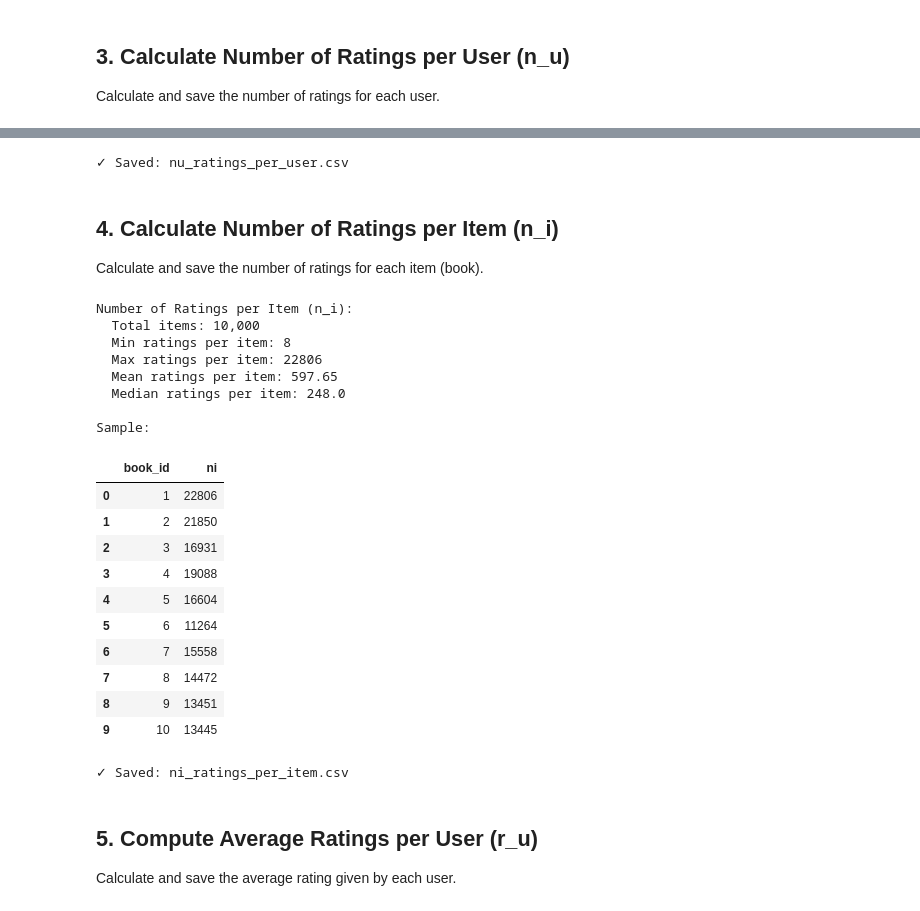
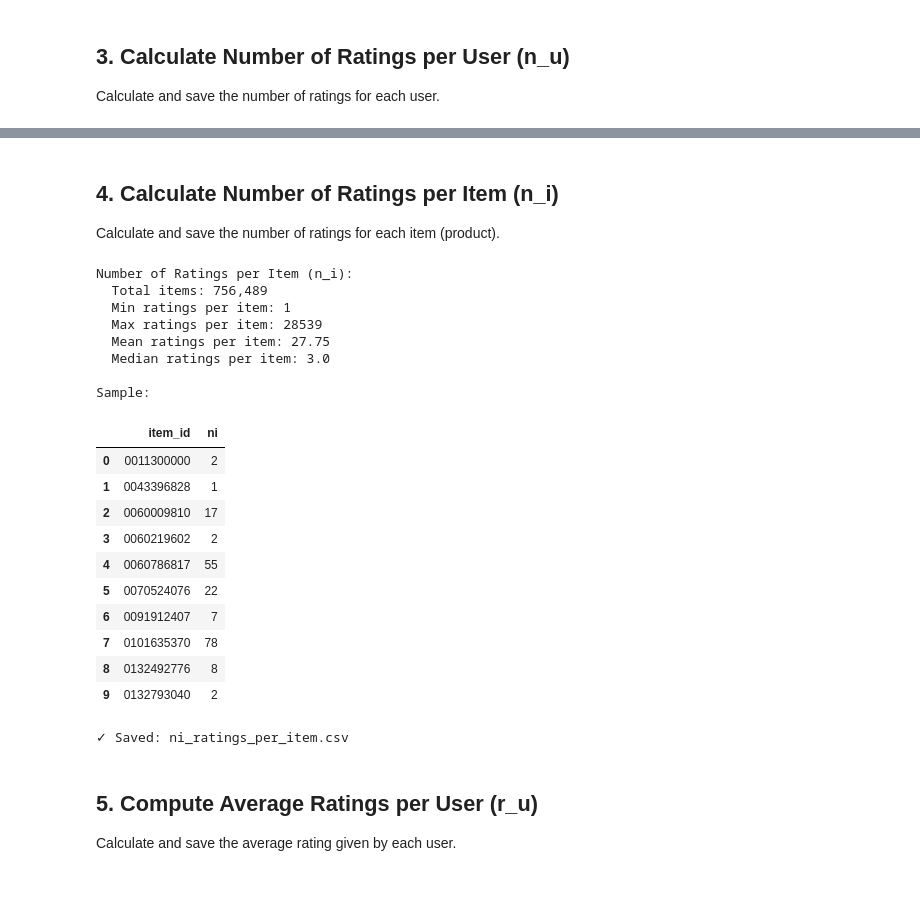
Before and after one commit to AdhammElwakeel/AIE425-Assignment-Group-X-, a Jupyter notebook: section1_statistical_analysis/statistical_analysis.ipynb, the cells around one changed output, grey strips where cells are left out. Drawn from its saved outputs; the diff is of its cells as text; code cells hidden in the pictures.

```diff
--- a/section1_statistical_analysis/statistical_analysis.ipynb
+++ b/section1_statistical_analysis/statistical_analysis.ipynb
@@ -44,11 +45,16 @@ RESULTS_PATH = '../results'
 # Create results directory if it doesn't exist
 os.makedirs(RESULTS_PATH, exist_ok=True)
 
-# Load datasets
-print("Loading datasets...")
-ratings = pd.read_csv(os.path.join(DATASET_PATH, 'ratings.csv'))
-books = pd.read_csv(os.path.join(DATASET_PATH, 'books.csv'))
+# Load Electronics dataset (no header, columns: product_id, user_id, rating, timestamp)
+print("Loading Electronics dataset...")
+print("This may take a moment due to the large file size (~21 million ratings)...")
 
-print(f"Ratings shape: {ratings.shape}")
-print(f"Books shape: {books.shape}")
+ratings = pd.read_csv(
+    os.path.join(DATASET_PATH, 'Electronics.csv'),
+    header=None,
+    names=['item_id', 'user_id', 'rating', 'timestamp']
+)
+
+print(f"\nRatings shape: {ratings.shape}")
+print(f"Memory usage: {ratings.memory_usage(deep=True).sum() / 1024**2:.2f} MB")
 # %% [output]
@@ -209,53 +216,46 @@ Sample:
-# %%
-# Save n_u to results
-n_u.to_csv(os.path.join(RESULTS_PATH, 'nu_ratings_per_user.csv'), index=False)
-print("✓ Saved: nu_ratings_per_user.csv")
-# %% [output]
-✓ Saved: nu_ratings_per_user.csv
 # %% [markdown]
 ## 4. Calculate Number of Ratings per Item (n_i)
 
-Calculate and save the number of ratings for each item (book).
+Calculate and save the number of ratings for each item (product).
 # %%
 # Calculate number of ratings per item (n_i)
-n_i = ratings.groupby('book_id').size().reset_index(name='ni')
+n_i = ratings.groupby('item_id').size().reset_index(name='ni')
 
 print("Number of Ratings per Item (n_i):")
 print(f"  Total items: {len(n_i):,}")
 print(f"  Min ratings per item: {n_i['ni'].min()}")
 print(f"  Max ratings per item: {n_i['ni'].max()}")
 print(f"  Mean ratings per item: {round(n_i['ni'].mean(), 2)}")
 print(f"  Median ratings per item: {n_i['ni'].median()}")
 
 # Display sample
 print("\nSample:")
 display(n_i.head(10))
+
+# Save n_i to results
+n_i.to_csv(os.path.join(RESULTS_PATH, 'ni_ratings_per_item.csv'), index=False)
+print("✓ Saved: ni_ratings_per_item.csv")
 # %% [output]
 Number of Ratings per Item (n_i):
-  Total items: 10,000
-  Min ratings per item: 8
-  Max ratings per item: 22806
-  Mean ratings per item: 597.65
-  Median ratings per item: 248.0
+  Total items: 756,489
+  Min ratings per item: 1
+  Max ratings per item: 28539
+  Mean ratings per item: 27.75
+  Median ratings per item: 3.0
 
 Sample:
-|  | book_id | ni |
-| 0 | 1 | 22806 |
-| 1 | 2 | 21850 |
-| 2 | 3 | 16931 |
-| 3 | 4 | 19088 |
-| 4 | 5 | 16604 |
-| 5 | 6 | 11264 |
-| 6 | 7 | 15558 |
-| 7 | 8 | 14472 |
-| 8 | 9 | 13451 |
-| 9 | 10 | 13445 |
+|  | item_id | ni |
+| 0 | 0011300000 | 2 |
+| 1 | 0043396828 | 1 |
+| 2 | 0060009810 | 17 |
+| 3 | 0060219602 | 2 |
+| 4 | 0060786817 | 55 |
+| 5 | 0070524076 | 22 |
+| 6 | 0091912407 | 7 |
+| 7 | 0101635370 | 78 |
+| 8 | 0132492776 | 8 |
+| 9 | 0132793040 | 2 |
+✓ Saved: ni_ratings_per_item.csv
-# %%
-# Save n_i to results
-n_i.to_csv(os.path.join(RESULTS_PATH, 'ni_ratings_per_item.csv'), index=False)
-print("✓ Saved: ni_ratings_per_item.csv")
-# %% [output]
-✓ Saved: ni_ratings_per_item.csv
 # %% [markdown]
 ## 5. Compute Average Ratings per User (r_u)
 
```
Also changed, not shown: parts of 38 cells of this notebook, 24 other files.
